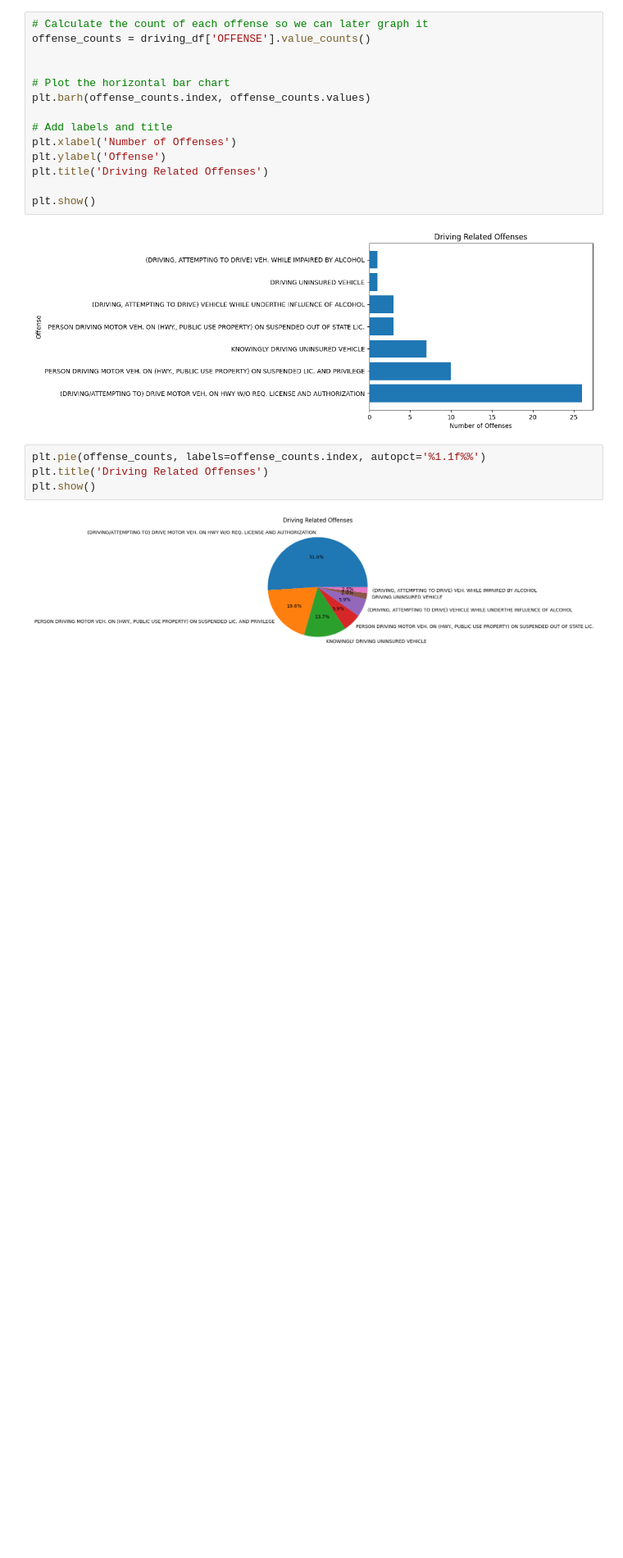
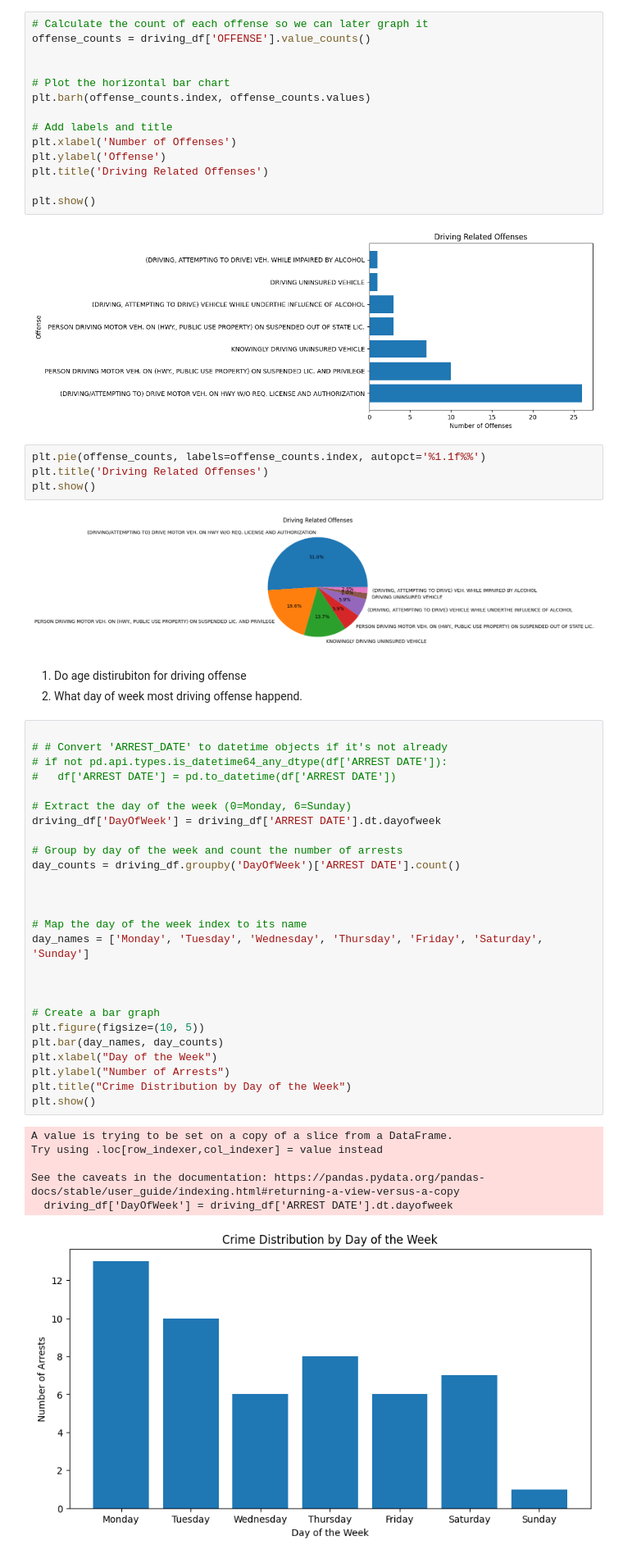
Before and after one commit to adinsa1/DATA205-PROJECT, a Jupyter notebook: AssefaData205Project.ipynb, the cells around one changed output. Shown at 82% size. Saved outputs shown, nothing was run; the diff lists cells and outputs as text; blank space fills up the shorter version.

```diff
--- a/AssefaData205Project.ipynb
+++ b/AssefaData205Project.ipynb
@@ -112,3 +112,39 @@ plt.title('Driving Related Offenses')
 plt.show()
 # %% [output]
 [figure]
+# %% [markdown]
+1. Do age distirubiton for driving offense
+2. What day of week most driving offense happend.
+# %%
+
+# # Convert 'ARREST_DATE' to datetime objects if it's not already
+# if not pd.api.types.is_datetime64_any_dtype(df['ARREST DATE']):
+#   df['ARREST DATE'] = pd.to_datetime(df['ARREST DATE'])
+
+# Extract the day of the week (0=Monday, 6=Sunday)
+driving_df['DayOfWeek'] = driving_df['ARREST DATE'].dt.dayofweek
+
+# Group by day of the week and count the number of arrests
+day_counts = driving_df.groupby('DayOfWeek')['ARREST DATE'].count()
+
+
+
+# Map the day of the week index to its name
+day_names = ['Monday', 'Tuesday', 'Wednesday', 'Thursday', 'Friday', 'Saturday', 'Sunday']
+
+
+
+# Create a bar graph
+plt.figure(figsize=(10, 5))
+plt.bar(day_names, day_counts)
+plt.xlabel("Day of the Week")
+plt.ylabel("Number of Arrests")
+plt.title("Crime Distribution by Day of the Week")
+plt.show()
+# %% [output]
+A value is trying to be set on a copy of a slice from a DataFrame.
+Try using .loc[row_indexer,col_indexer] = value instead
+
+See the caveats in the documentation: https://pandas.pydata.org/pandas-docs/stable/user_guide/indexing.html#returning-a-view-versus-a-copy
+  driving_df['DayOfWeek'] = driving_df['ARREST DATE'].dt.dayofweek
+[figure, added]
```
